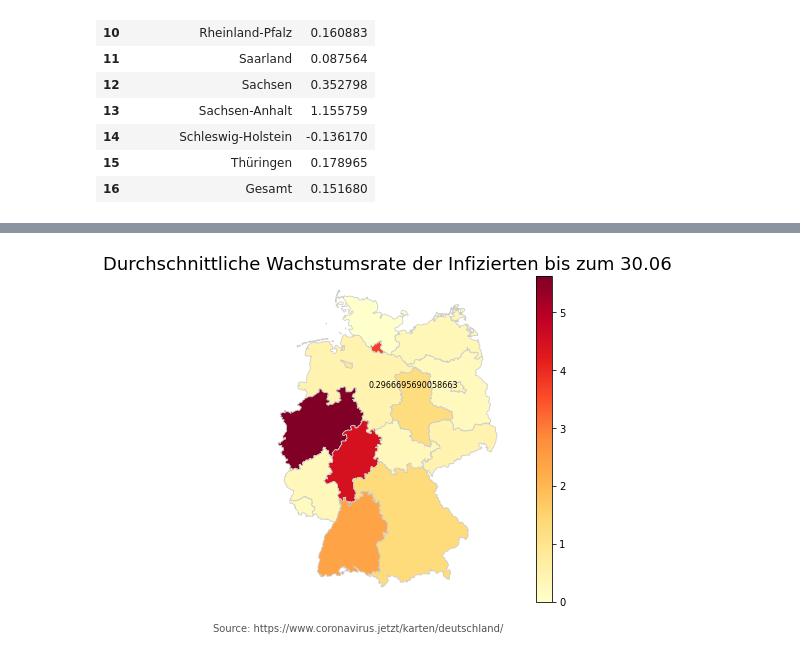
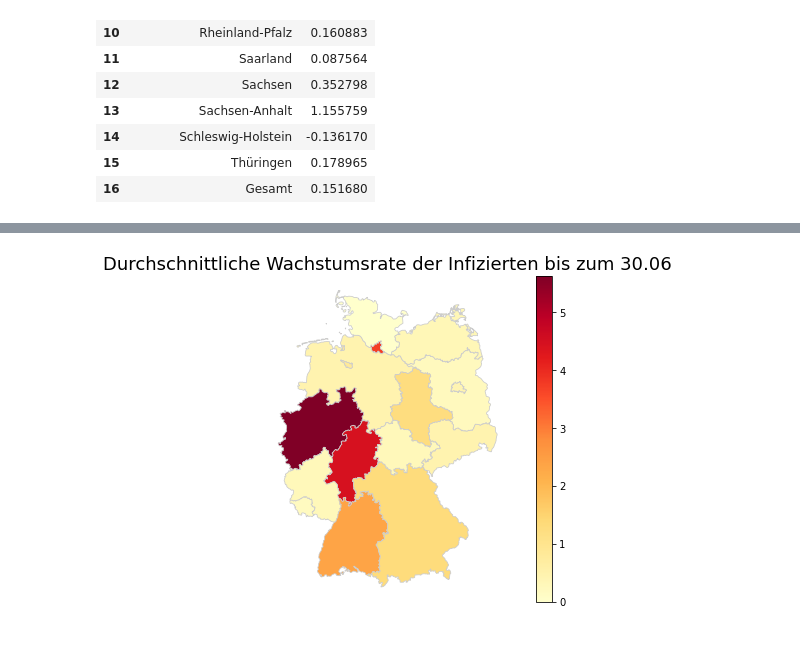
Before and after one commit to Jubo30/Data-Science-Project, a Jupyter notebook: Täglicher Zuwachs Deutschland.ipynb, the cells around one changed output, grey strips where cells are left out. Drawn from its saved outputs; the diff is of its cells as text; code cells hidden in the pictures.

```diff
--- a/Täglicher Zuwachs Deutschland.ipynb
+++ b/Täglicher Zuwachs Deutschland.ipynb
@@ -882,21 +889,11 @@ merged['coords'] = [coords[0] for coords in merged['coords']]
 fig, ax = plt.subplots(1, figsize=(10, 6))
 merged.plot(column='Wert', cmap='YlOrRd', linewidth=0.8, ax=ax, edgecolor='0.8')
 
-#Soll für jedes Bundesland den passenden Wert anzeigen. Tut dies aber noch nicht
-for idx, row in merged.iterrows():
-    if idx =='Berlin':
-        plt.annotate(s=row['Wert'], xy=row['coords'],horizontalalignment='right',fontsize=8) #Damit es keine überlappungen gibt
-    continue
-    plt.annotate(s=row['Wert'], xy=row['coords'],horizontalalignment='center',fontsize=8)
-
-
 # Entfernt die x und y Achse
 ax.axis('off')
 
 ax.set_title('Durchschnittliche Wachstumsrate der Infizierten bis zum 30.06', fontdict={'fontsize': '18','fontweight' : '3'})
 
-ax.annotate('Source: https://www.coronavirus.jetzt/karten/deutschland/',xy=(0.2, .06), xycoords='figure fraction',horizontalalignment='left', verticalalignment='top',fontsize=10, color='#555555')
-
 sm = plt.cm.ScalarMappable(cmap='YlOrRd', norm=plt.Normalize(vmin=vmin, vmax=vmax))
 sm._A = []
 cbar = fig.colorbar(sm)
@@ -921 +918 @@ cbar = fig.colorbar(sm)
-[figure, old version]
+[figure, new version]
```
Also changed, not shown: parts of 13 cells of this notebook, 1 other file.
